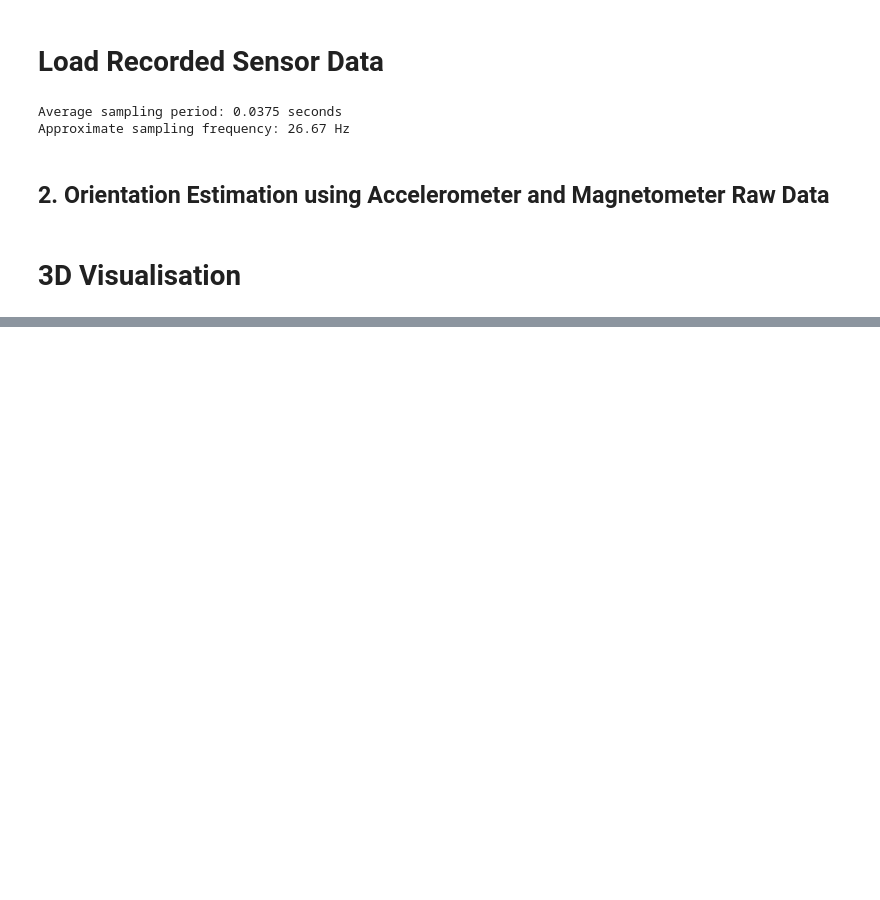
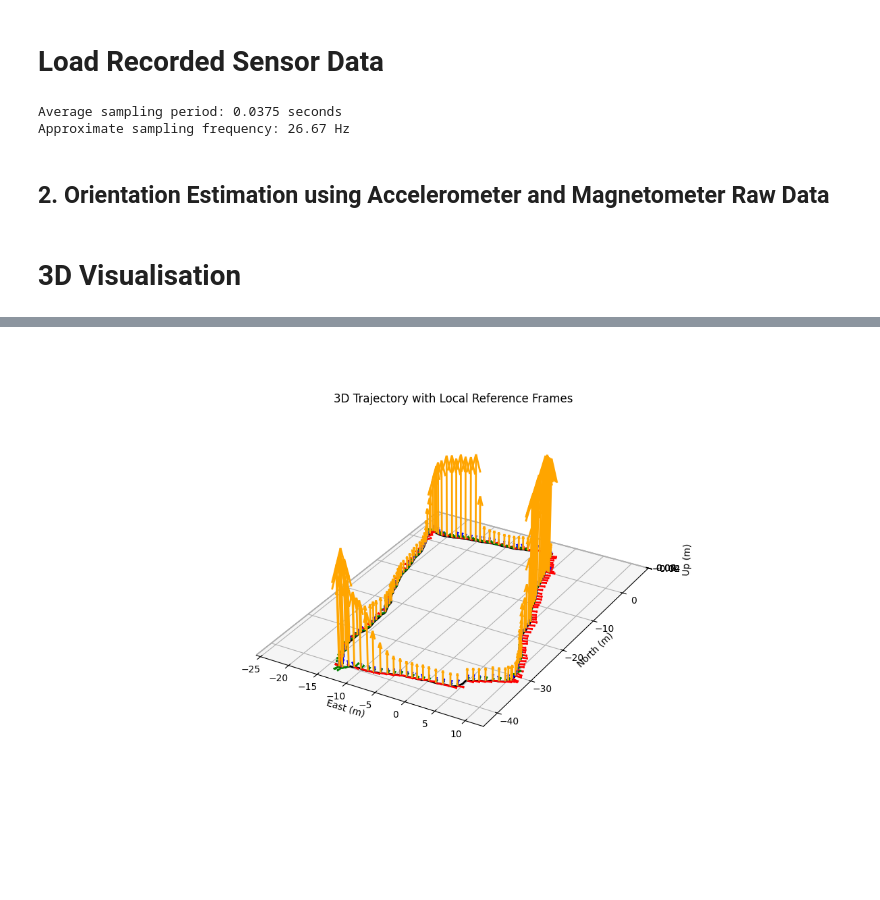
Before and after one commit to haris-mujeeb/TelemetryTracker-with-3D-Data-Visualization, a Jupyter notebook: 3d_visualiser/3d_visualisation.ipynb, the cells around one changed output, grey strips where cells are left out. Cells and saved outputs as stored; diff of their text form; code cells hidden in the pictures; blank space fills up the shorter version.

```diff
--- a/3d_visualiser/3d_visualisation.ipynb
+++ b/3d_visualiser/3d_visualisation.ipynb
@@ -100,44 +99,68 @@ plt.show()
 # %%
-from vpython import canvas, vector, arrow, color, curve
+import matplotlib.pyplot as plt
 from scipy.spatial.transform import Rotation as R
 
-# Setup the scene
-scene = canvas(title='3D Trajectory with Local Frames (VPython)',
-               width=1200, height=800, center=vector(0, 0, 0),
-               background=color.white)
+%matplotlib widget
 
-# Convert to VPython-friendly coordinates:
-# VPython uses x=Right (East), y=Up, z=Backward (North is -z)
-interpolated_u = np.interp(sensorData.timestamps_in_seconds, sensorData.gps_timestamps_in_seconds, u)
 idx = np.arange(0, len(interpolated_e), 20)
+# print(idx)
 
-# Plot trajectory line
-traj = curve(color=color.black, radius=0.3)
-for i in range(len(interpolated_e)):
-    x = interpolated_e[i]
-    y = interpolated_u[i]
-    z = -interpolated_n[i]  # Flip North for VPython z-axis
-    traj.append(pos=vector(x, y, z))
+# Rotation vectors for local frames
+unit_x = np.zeros((len(idx), 3))
+unit_y = np.zeros((len(idx), 3))
+unit_z = np.zeros((len(idx), 3))
 
-# Plot local axes
-scale = 2  # axis length
-for i in idx:
-    r = R.from_euler('xyz', angles[i])
-    rot_matrix = r.as_matrix()
+for j, i in enumerate(idx):
+  r = R.from_euler('xyz', angles[i])
+  Rmat = r.as_matrix()
 
-    pos = vector(interpolated_e[i],
-                 interpolated_u[i],
-                 -interpolated_n[i])  # VPython uses -Z for North
+  unit_x[j] = Rmat[:, 0]
+  unit_y[j] = Rmat[:, 1]
+  unit_z[j] = Rmat[:, 2]
 
-    # X axis (forward) - Red
-    x_axis = vector(*rot_matrix[:, 0]) * scale
-    arrow(pos=pos, axis=x_axis, color=color.red, shaftwidth=0.2)
 
-    # Y axis (left) - Green
-    y_axis = vector(*rot_matrix[:, 1]) * scale
-    arrow(pos=pos, axis=y_axis, color=color.green, shaftwidth=0.2)
+# to interact  with plot
+# matplotlib widget
 
-    # Z axis (up) - Blue
-    z_axis = vector(*rot_matrix[:, 2]) * scale
-    arrow(pos=pos, axis=z_axis, color=color.blue, shaftwidth=0.2)
+# Plot 3D trajectory with reference frames
+fig = plt.figure(figsize=(12, 8))
+ax = fig.add_subplot(111, projection='3d')
+
+# Plot path
+ax.plot(interpolated_e, interpolated_n, color='black', linewidth=2, label='Trajectory')
+
+# Plot quivers for every 20th point
+scale = 1.0
+
+for i in range(len(idx)):
+  x0, y0, z0 = interpolated_e[idx[i]], interpolated_n[idx[i]], 0
+
+  # Local frame vectors (unit_x, unit_y, unit_z) scaled
+  dx1, dy1, dz1 = unit_x[i] * scale  # X-axis direction
+  dx2, dy2, dz2 = unit_y[i] * scale  # Y-axis direction
+  dx3, dy3, dz3 = unit_z[i] * scale  # Z-axis direction
+  force = sensorData.force_raw_data[i]/200
+  # Plot quivers for the local frame
+  ax.quiver(x0, y0, z0, dx1, dy1, dz1, color='r', arrow_length_ratio=0.2, linewidth=2)  # X-axis
+  ax.quiver(x0, y0, z0, dx2, dy2, dz2, color='g', arrow_length_ratio=0.2, linewidth=2)  # Y-axis
+  ax.quiver(x0, y0, z0, dx3, dy3, dz3, color='b', arrow_length_ratio=0.2, linewidth=2)  # Z-axis
+  ax.quiver(x0, y0, z0, 0, 0, force, color='orange', arrow_length_ratio=0.2, linewidth=2)  # Forcce shown at z-axis
+
+# Set axis labels
+ax.set_xlabel("East (m)")
+ax.set_ylabel("North (m)")
+ax.set_zlabel("Up (m)")
+ax.set_title("3D Trajectory with Local Reference Frames")
+ax.set_aspect('equal') # THIS IS IMPORTANT!! W/O THIS LINE, THE ARROW IS LOPSIDED
+
+# Interactively change viewpoint to simulate movement
+# This works best if done in an animation or loop
+# Example: move camera through azimuth angles
+
+# for angle in range(0, 360, 3):
+#     ax.view_init(elev=30, azim=angle)
+#     plt.draw()
+#     plt.pause(0.05)
+
+plt.show()
 # %% [output]
@@ -147,0 +167 @@ for i in idx:
+[figure, added]
```
Also changed, not shown: parts of 3 cells of this notebook, 5 other files.
